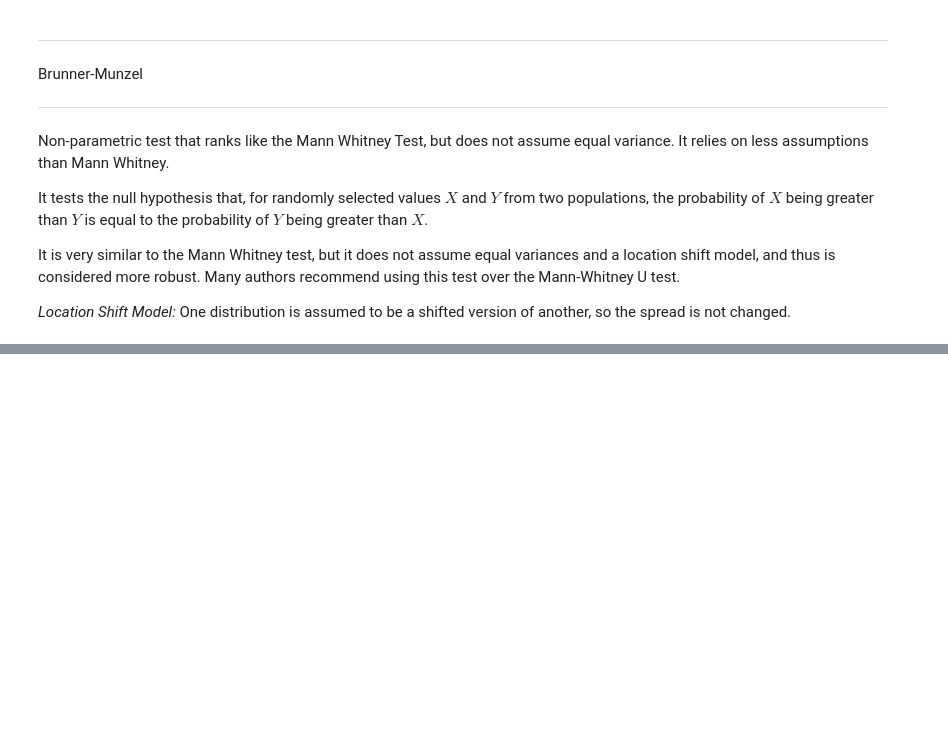
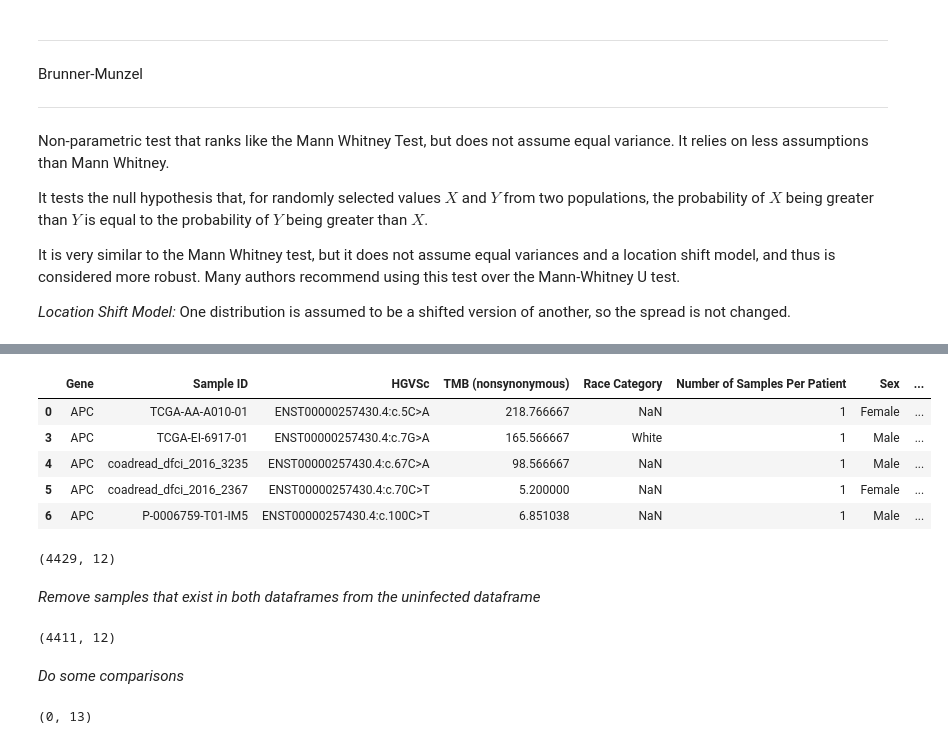
Before and after one commit to fredwdickinson/rscam-g6, a Jupyter notebook: Notebooks/nullcohort.ipynb, the cells around one changed output, grey strips where cells are left out. Drawn from its saved outputs; the diff is of its cells as text; code cells hidden in the pictures; blank space fills up the shorter version.

```diff
--- a/Notebooks/nullcohort.ipynb
+++ b/Notebooks/nullcohort.ipynb
@@ -345,0 +347,20 @@ plt.show()
+# %%
+new_relevant = ["Gene", "Sample ID", "HGVSc", "TMB (nonsynonymous)", "Race Category", "Number of Samples Per Patient", "Sex", "Smoking History", "Specimen Current Weight", "Patient Weight"]
+# %%
+new_clean = clean.clean_data(crc_df, relevant_cols = new_relevant, early_age = age)
+new_clean.head(5)
+# %% [output]
+|  | Gene | Sample ID | HGVSc | TMB (nonsynonymous) | Race Category | Number of Samples Per Patient | Sex | ... |
+| 0 | APC | TCGA-AA-A010-01 | ENST00000257430.4:c.5C>A | 218.766667 | NaN | 1 | Female | ... |
+| 3 | APC | TCGA-EI-6917-01 | ENST00000257430.4:c.7G>A | 165.566667 | White | 1 | Male | ... |
+| 4 | APC | coadread_dfci_2016_3235 | ENST00000257430.4:c.67C>A | 98.566667 | NaN | 1 | Male | ... |
+| 5 | APC | coadread_dfci_2016_2367 | ENST00000257430.4:c.70C>T | 5.200000 | NaN | 1 | Female | ... |
+| 6 | APC | P-0006759-T01-IM5 | ENST00000257430.4:c.100C>T | 6.851038 | NaN | 1 | Male | ... |
+# %%
+infected = find_gene(new_clean, "ENST00000257430.4:c.835-8A>G")
+uninfected = new_clean[new_clean["HGVSc"] != "ENST00000257430.4:c.835-8A>G"].copy()
+print(uninfected.shape)
+# %% [output]
+(4429, 12)
+# %% [markdown]
+_Remove samples that exist in both dataframes from the uninfected dataframe_
@@ -345,0 +370,7 @@ plt.show()
+# %%
+uninfected = uninfected[~uninfected["Sample ID"].isin(matching_IDs)].copy()
+print(uninfected.shape)
+# %% [output]
+(4411, 12)
+# %% [markdown]
+_Do some comparisons_
@@ -345,0 +389,4 @@ plt.show()
+# %%
+r_infected.shape
+# %% [output]
+(0, 13)
```
Also changed, not shown: parts of 14 cells of this notebook.
